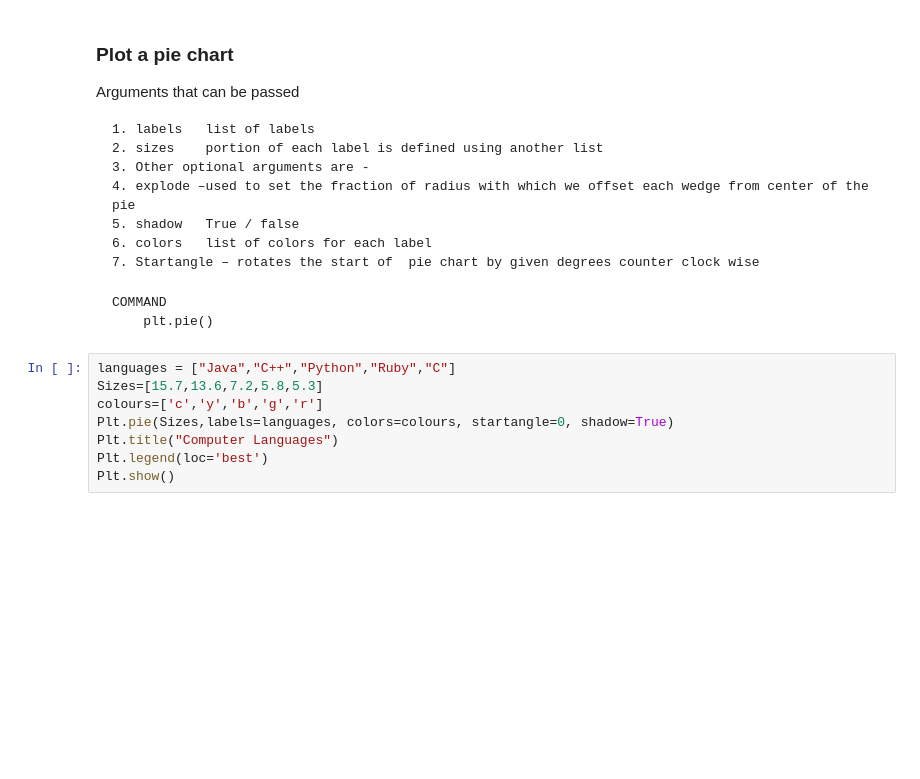
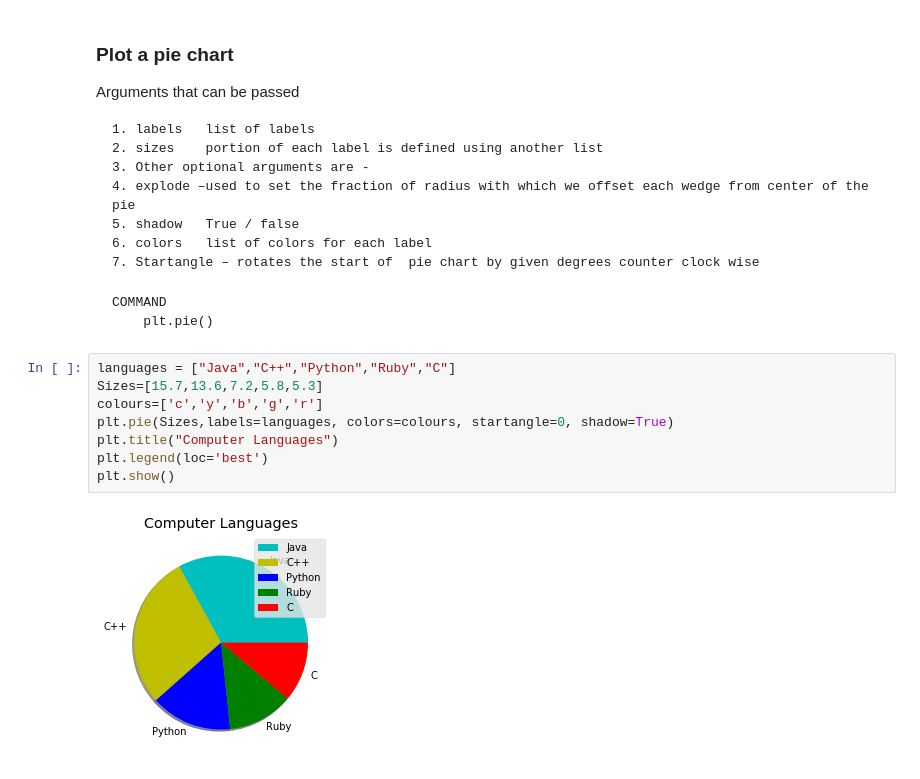
Before and after one commit to ashmeetchandok/Tutorials, a Jupyter notebook: Matplotlib Tutorial.ipynb, the cells around one changed output. Cells and saved outputs as stored; diff of their text form; blank space fills up the shorter version.

```diff
--- a/Matplotlib Tutorial.ipynb
+++ b/Matplotlib Tutorial.ipynb
@@ -170,8 +175,10 @@ COMMAND
 # %%
 languages = ["Java","C++","Python","Ruby","C"]
 Sizes=[15.7,13.6,7.2,5.8,5.3]
 colours=['c','y','b','g','r']
-Plt.pie(Sizes,labels=languages, colors=colours, startangle=0, shadow=True)
-Plt.title("Computer Languages")
-Plt.legend(loc='best')
-Plt.show()
+plt.pie(Sizes,labels=languages, colors=colours, startangle=0, shadow=True)
+plt.title("Computer Languages")
+plt.legend(loc='best')
+plt.show()
+# %% [output]
+[figure, added]
```
Also changed, not shown: parts of 3 cells of this notebook.
